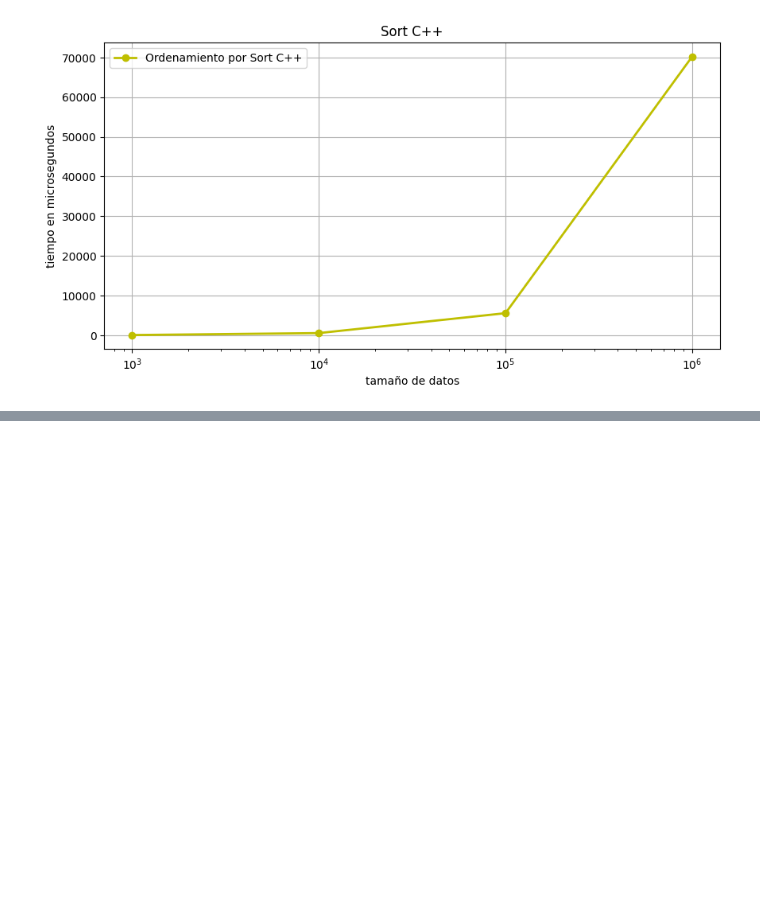
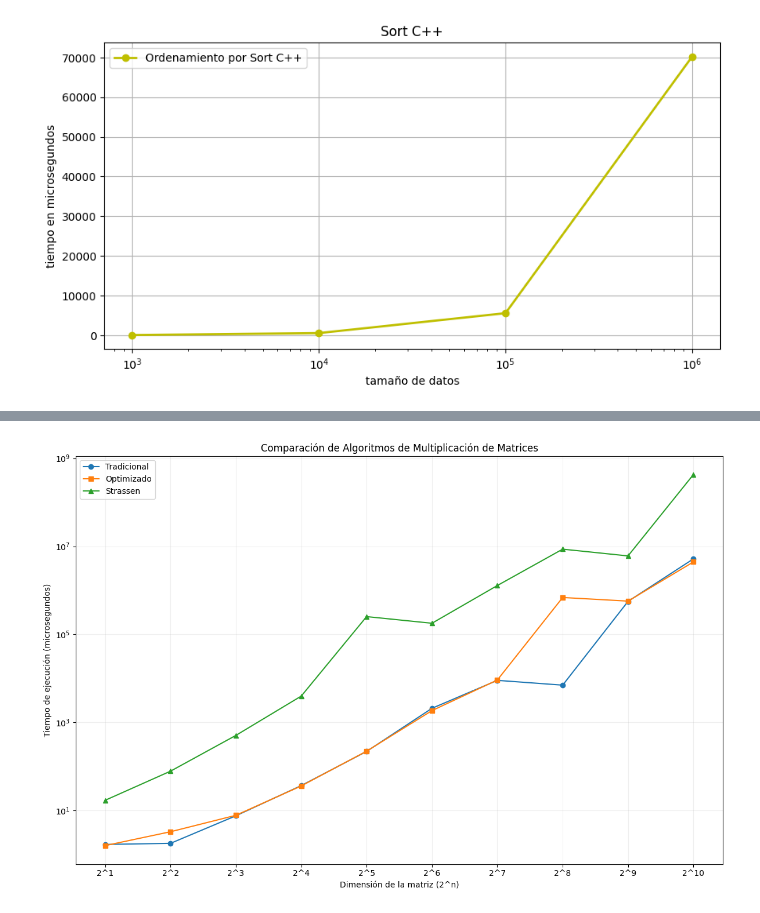
Before and after one commit to Daspssj/Algoritmos_y_complejidad, a Jupyter notebook: grafico.ipynb, the cells around one changed output, grey strips where cells are left out. Cells and saved outputs as stored; diff of their text form; code cells hidden in the pictures; blank space fills up the shorter version.

```diff
--- a/grafico.ipynb
+++ b/grafico.ipynb
@@ -120 +103,27 @@ plt.show()
 [figure]
+# %%
+import matplotlib.pyplot as plt
+import numpy as np
+
+dimensions = [2**i for i in range(1, 11)]
+traditional = [1.7, 1.8, 7.6, 36.9, 220, 2097, 9049, 7041, 562342, 5187367]
+optimized = [1.6, 3.3, 7.8, 36.2, 223, 1859, 9197, 689221, 570242, 4422662]
+strassen = [17.1, 78.4, 509, 3976, 253645, 179215, 1287989, 8631428, 6061131, 425769050]
+
+plt.figure(figsize=(12, 8))
+plt.plot(dimensions, traditional, marker='o', label='Tradicional')
+plt.plot(dimensions, optimized, marker='s', label='Optimizado')
+plt.plot(dimensions, strassen, marker='^', label='Strassen')
+plt.xscale('log', base=2)
+plt.yscale('log')
+plt.xlabel('Dimensión de la matriz (2^n)')
+plt.ylabel('Tiempo de ejecución (microsegundos)')
+plt.title('Comparación de Algoritmos de Multiplicación de Matrices')
+plt.legend()
+plt.xticks(dimensions, [f'2^{i}' for i in range(1, 11)])
+plt.grid(True, which="both", ls="-", alpha=0.2)
+
+plt.tight_layout()
+plt.show()
+# %% [output]
+[figure, added]
```
Also changed, not shown: parts of 5 cells of this notebook, 27 other files.
